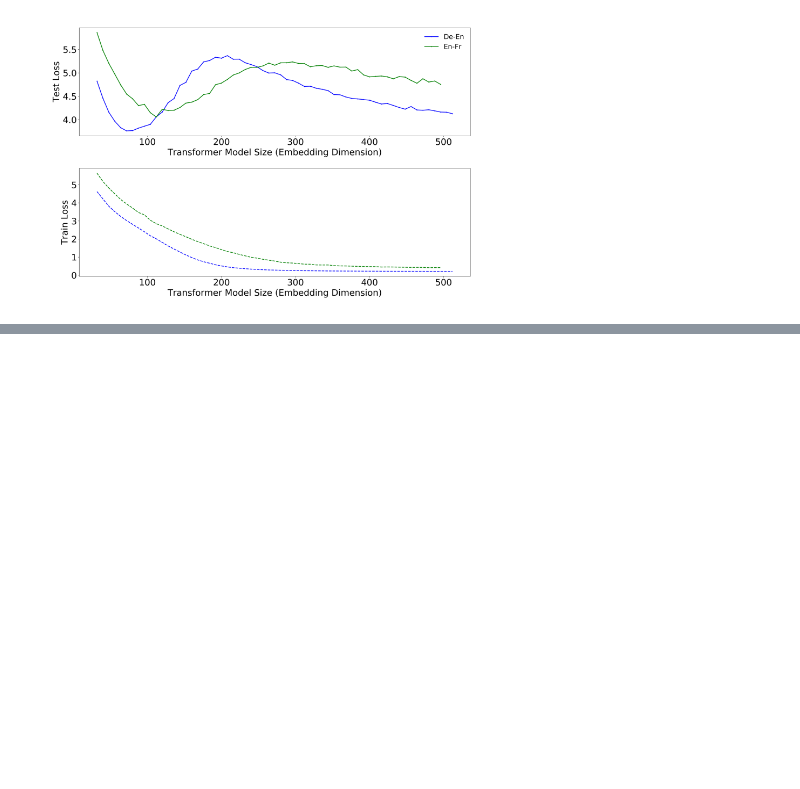
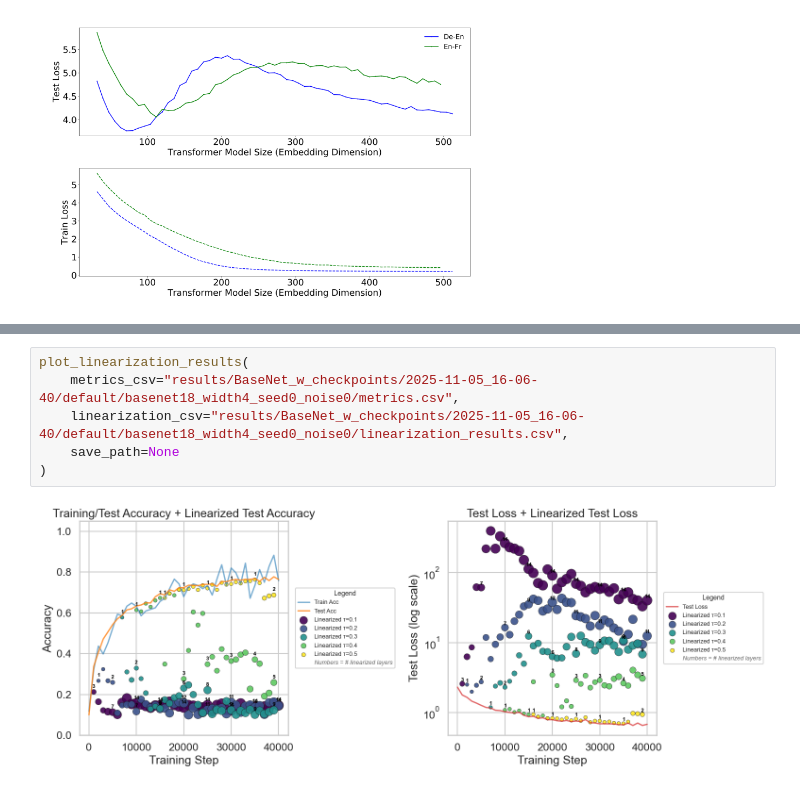
Before and after one commit to andrei-lucian/MSc_Thesis, a Jupyter notebook: results.ipynb, the cells around one changed output, grey strips where cells are left out. Cells and saved outputs as stored; diff of their text form; blank space fills up the shorter version.

```diff
--- a/results.ipynb
+++ b/results.ipynb
@@ -941,0 +1109,8 @@ plt.show()
+# %%
+plot_linearization_results(
+    metrics_csv="results/BaseNet_w_checkpoints/2025-11-05_16-06-40/default/basenet18_width4_seed0_noise0/metrics.csv",
+    linearization_csv="results/BaseNet_w_checkpoints/2025-11-05_16-06-40/default/basenet18_width4_seed0_noise0/linearization_results.csv",
+    save_path=None
+)
+# %% [output]
+[figure, added]
```
Also changed, not shown: parts of 19 cells of this notebook, 10 other files.
